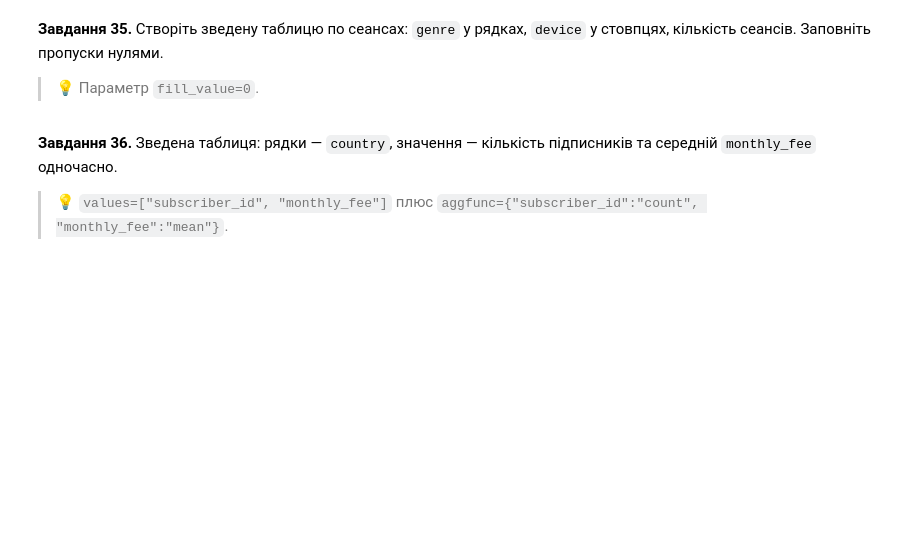
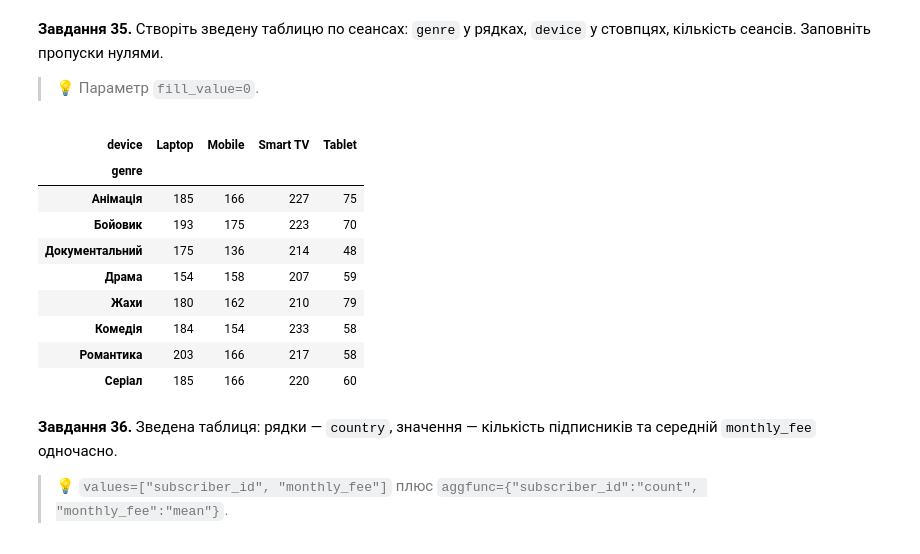
Before and after one commit to Wilson1994/DTA-2026, a Jupyter notebook: homework/pandas_viz_practice.ipynb, the cells around one changed output. Cells and saved outputs as stored; diff of their text form; code cells hidden in the pictures; blank space fills up the shorter version.

```diff
--- a/homework/pandas_viz_practice.ipynb
+++ b/homework/pandas_viz_practice.ipynb
@@ -630,3 +698,25 @@ pd.pivot_table(
+# %%
+# Завдання 35:
+
+pd.pivot_table(
+    sess,
+    index="genre",
+    columns="device",
+    values="session_id",
+    aggfunc="count",
+    fill_value=0
+)
+# %% [output]
+| device | Laptop | Mobile | Smart TV | Tablet |
+| genre |  |  |  |  |
+| Анімація | 185 | 166 | 227 | 75 |
+| Бойовик | 193 | 175 | 223 | 70 |
+| Документальний | 175 | 136 | 214 | 48 |
+| Драма | 154 | 158 | 207 | 59 |
+| Жахи | 180 | 162 | 210 | 79 |
+| Комедія | 184 | 154 | 233 | 58 |
+| Романтика | 203 | 166 | 217 | 58 |
+| Серіал | 185 | 166 | 220 | 60 |
 # %% [markdown]
 **Завдання 36.** Зведена таблиця: рядки — `country`, значення — кількість підписників та середній `monthly_fee` одночасно.
 
```
Also changed, not shown: parts of 15 cells of this notebook.
